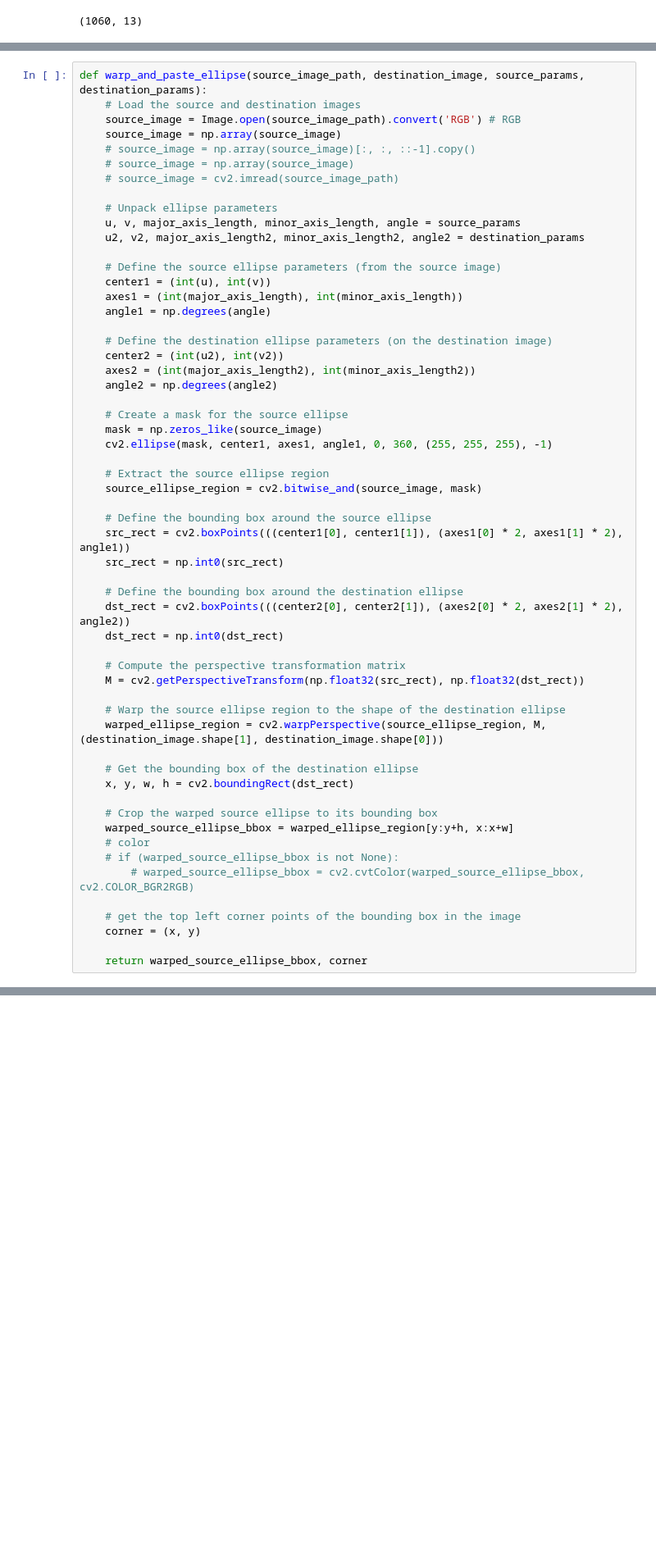
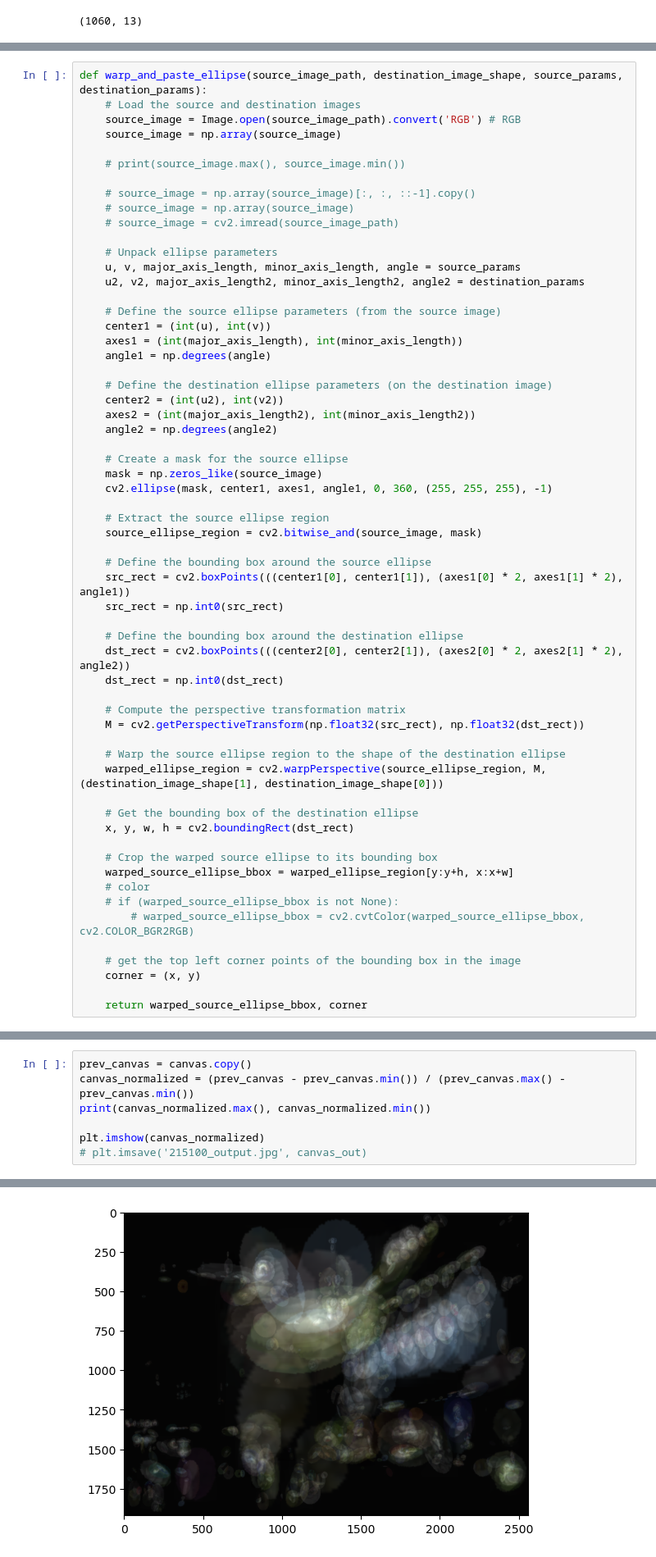
Before and after one commit to LeoHsuProgrammingLab/2024-Spring-Digital_Image_Processing_Final_Project, a Jupyter notebook: test_proj/test6.ipynb, the cells around one changed output, grey strips where cells are left out. Shown at 82% size. Cells and saved outputs as stored; diff of their text form; blank space fills up the shorter version.

```diff
--- a/test_proj/test6.ipynb
+++ b/test_proj/test6.ipynb
@@ -46,8 +46,11 @@ dataset_df.shape
 # %%
-def warp_and_paste_ellipse(source_image_path, destination_image, source_params, destination_params):
+def warp_and_paste_ellipse(source_image_path, destination_image_shape, source_params, destination_params):
     # Load the source and destination images
     source_image = Image.open(source_image_path).convert('RGB') # RGB
     source_image = np.array(source_image)
+
+    # print(source_image.max(), source_image.min())
+
     # source_image = np.array(source_image)[:, :, ::-1].copy()
     # source_image = np.array(source_image)
     # source_image = cv2.imread(source_image_path)
@@ -85,7 +88,7 @@ def warp_and_paste_ellipse(source_image_path, destination_image, source_params,
     M = cv2.getPerspectiveTransform(np.float32(src_rect), np.float32(dst_rect))
 
     # Warp the source ellipse region to the shape of the destination ellipse
-    warped_ellipse_region = cv2.warpPerspective(source_ellipse_region, M, (destination_image.shape[1], destination_image.shape[0]))
+    warped_ellipse_region = cv2.warpPerspective(source_ellipse_region, M, (destination_image_shape[1], destination_image_shape[0]))
 
     # Get the bounding box of the destination ellipse
     x, y, w, h = cv2.boundingRect(dst_rect)
@@ -102,0 +159,8 @@ def warp_and_paste_ellipse(source_image_path, destination_image, source_params,
+# %%
+prev_canvas = canvas.copy()
+canvas_normalized = (prev_canvas - prev_canvas.min()) / (prev_canvas.max() - prev_canvas.min())
+print(canvas_normalized.max(), canvas_normalized.min())
+
+plt.imshow(canvas_normalized)
+# plt.imsave('215100_output.jpg', canvas_out)
+# %% [output]
@@ -103,2 +169,3 @@ def warp_and_paste_ellipse(source_image_path, destination_image, source_params,
+[figure, added]
 # %%
 canvas = Image.new('RGB', (image.shape[1], image.shape[0]), (0, 0, 0))
```
Also changed, not shown: parts of 6 cells of this notebook, 16 other files.
